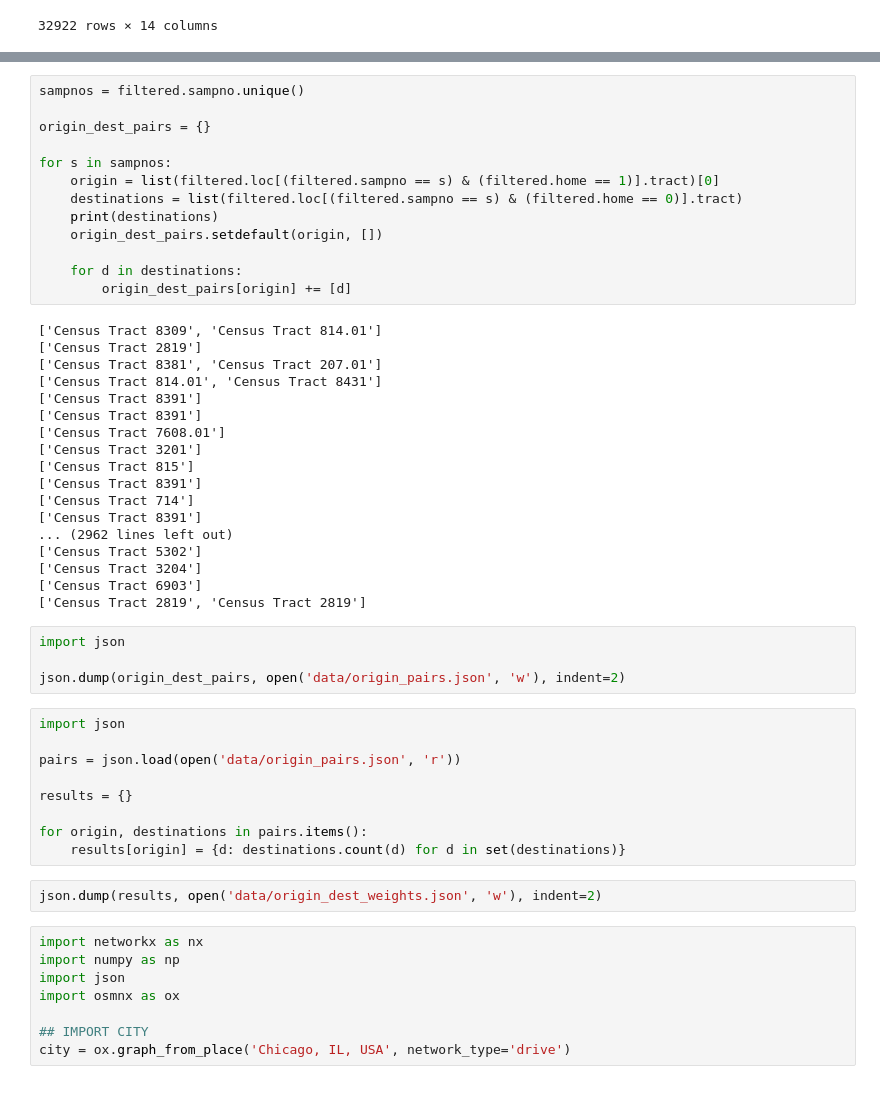
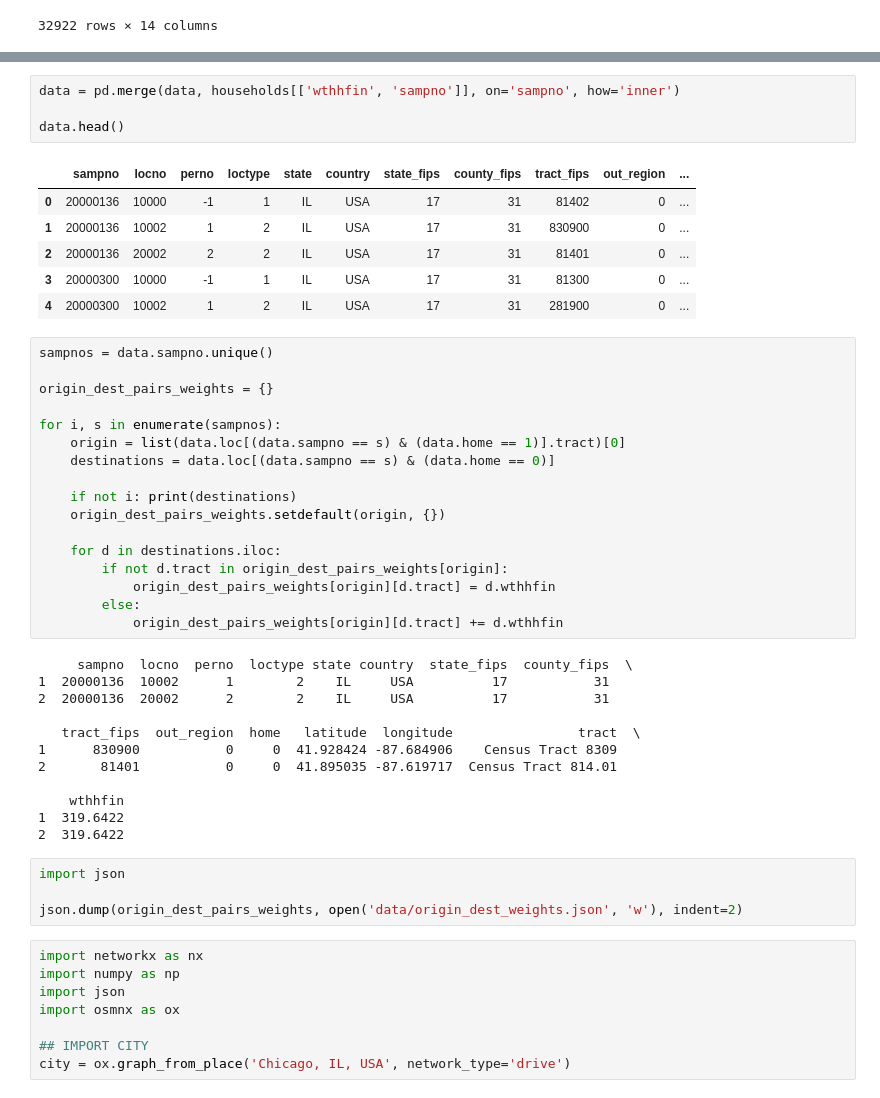
Before and after one commit to jcrayb/transport-research-project, a Jupyter notebook: flows.ipynb, the cells around one changed output, grey strips where cells are left out. Saved outputs shown, nothing was run; the diff lists cells and outputs as text.

```diff
--- a/flows.ipynb
+++ b/flows.ipynb
@@ -98,49 +116,47 @@ for s in data.sampno.unique():
+# %%
+data = pd.merge(data, households[['wthhfin', 'sampno']], on='sampno', how='inner')
+
+data.head()
+# %% [output]
+|  | sampno | locno | perno | loctype | state | country | state_fips | county_fips | tract_fips | out_region | ... |
+| 0 | 20000136 | 10000 | -1 | 1 | IL | USA | 17 | 31 | 81402 | 0 | ... |
+| 1 | 20000136 | 10002 | 1 | 2 | IL | USA | 17 | 31 | 830900 | 0 | ... |
+| 2 | 20000136 | 20002 | 2 | 2 | IL | USA | 17 | 31 | 81401 | 0 | ... |
+| 3 | 20000300 | 10000 | -1 | 1 | IL | USA | 17 | 31 | 81300 | 0 | ... |
+| 4 | 20000300 | 10002 | 1 | 2 | IL | USA | 17 | 31 | 281900 | 0 | ... |
 # %%
-sampnos = filtered.sampno.unique()
+sampnos = data.sampno.unique()
 
-origin_dest_pairs = {}
+origin_dest_pairs_weights = {}
 
-for s in sampnos:
-    origin = list(filtered.loc[(filtered.sampno == s) & (filtered.home == 1)].tract)[0]
-    destinations = list(filtered.loc[(filtered.sampno == s) & (filtered.home == 0)].tract)
-    print(destinations)
-    origin_dest_pairs.setdefault(origin, [])
+for i, s in enumerate(sampnos):
+    origin = list(data.loc[(data.sampno == s) & (data.home == 1)].tract)[0]
+    destinations = data.loc[(data.sampno == s) & (data.home == 0)]
 
-    for d in destinations:
-        origin_dest_pairs[origin] += [d]
+    if not i: print(destinations)
+    origin_dest_pairs_weights.setdefault(origin, {})
+
+    for d in destinations.iloc:
+        if not d.tract in origin_dest_pairs_weights[origin]:
+            origin_dest_pairs_weights[origin][d.tract] = d.wthhfin
+        else:
+            origin_dest_pairs_weights[origin][d.tract] += d.wthhfin
 # %% [output]
-['Census Tract 8309', 'Census Tract 814.01']
-['Census Tract 2819']
-['Census Tract 8381', 'Census Tract 207.01']
-['Census Tract 814.01', 'Census Tract 8431']
-['Census Tract 8391']
-['Census Tract 8391']
-['Census Tract 7608.01']
-['Census Tract 3201']
-['Census Tract 815']
-['Census Tract 8391']
-['Census Tract 714']
-['Census Tract 8391']
-... (2962 lines left out)
-['Census Tract 5302']
-['Census Tract 3204']
-['Census Tract 6903']
-['Census Tract 2819', 'Census Tract 2819']
+     sampno  locno  perno  loctype state country  state_fips  county_fips  \
+1  20000136  10002      1        2    IL     USA          17           31
+2  20000136  20002      2        2    IL     USA          17           31
+
+   tract_fips  out_region  home   latitude  longitude                tract  \
+1      830900           0     0  41.928424 -87.684906    Census Tract 8309
+2       81401           0     0  41.895035 -87.619717  Census Tract 814.01
+
+    wthhfin
+1  319.6422
+2  319.6422
 # %%
 import json
 
-json.dump(origin_dest_pairs, open('data/origin_pairs.json', 'w'), indent=2)
+json.dump(origin_dest_pairs_weights, open('data/origin_dest_weights.json', 'w'), indent=2)
-# %%
-import json
-
-pairs = json.load(open('data/origin_pairs.json', 'r'))
-
-results = {}
-
-for origin, destinations in pairs.items():
-    results[origin] = {d: destinations.count(d) for d in set(destinations)}
-# %%
-json.dump(results, open('data/origin_dest_weights.json', 'w'), indent=2)
 # %%
 import networkx as nx
 import numpy as np
```
Also changed, not shown: parts of 7 cells of this notebook, 35 other files.
